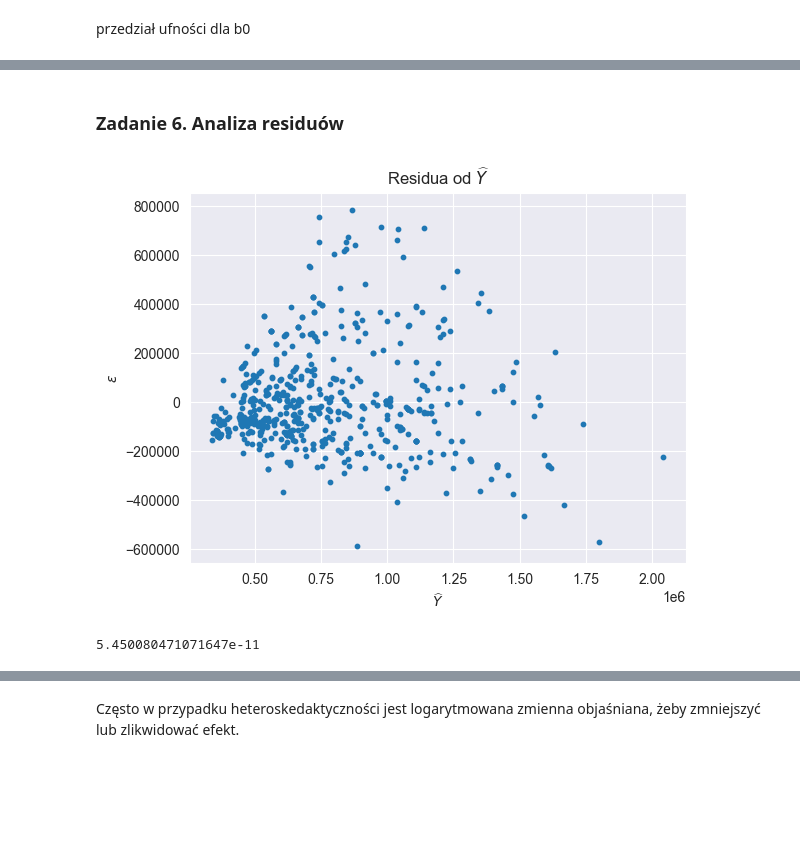
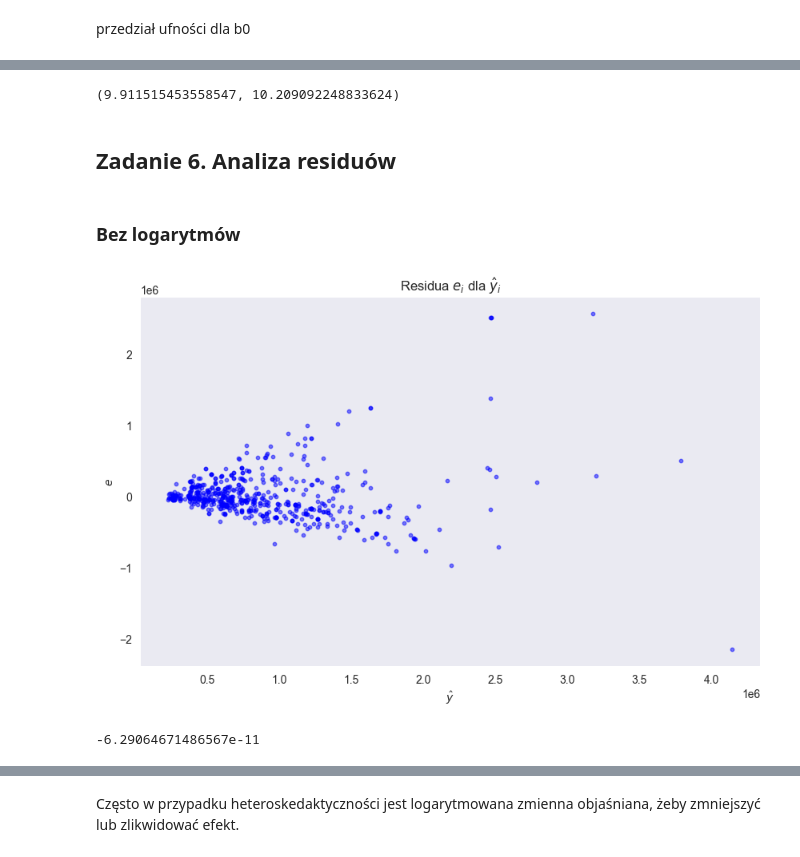
Before and after one commit to mlubneuskaya/apartments, a Jupyter notebook: raport1/raport.ipynb, the cells around one changed output, grey strips where cells are left out. Drawn from its saved outputs; the diff is of its cells as text; code cells hidden in the pictures; blank space fills up the shorter version.

```diff
--- a/raport1/raport.ipynb
+++ b/raport1/raport.ipynb
@@ -93,3 +113,10 @@ a - d, a + d
+# %%
+dummy_b0_log = stats.t.ppf(1 - alpha / 2, n - 2) * s_log * np.sqrt(1 / n + np.mean(dataset.log_sq) ** 2 / np.sum((dataset.log_sq - np.mean(dataset.log_sq)) ** 2))
+a_log - dummy_b0_log, a_log + dummy_b0_log
+# %% [output]
+(9.911515453558547, 10.209092248833624)
 # %% [markdown]
-### Zadanie 6. Analiza residuów
+## Zadanie 6. Analiza residuów
+# %% [markdown]
+### Bez logarytmów
 # %%
@@ -98,11 +125,14 @@ e = price - price_pred  # residua
-# %%
-plt.title('Residua od $\widehat{Y}$')
-plt.ylabel('$\epsilon$')
-plt.xlabel('$\widehat{Y}$')
-_ = plt.scatter(price_pred, e, s=10)
-# %% [output]
-[figure, removed]
+# %%
+fig = plt.figure(figsize=(10,6))
+plt.title('Residua $e_i$ dla $\hat{y}_i$')
+plt.ylabel('$e$')
+plt.xlabel('$\hat{y}$')
+plt.scatter(dataset.price_est, dataset.e, c='blue', s=10, alpha=0.5)
+plt.grid()
+plt.savefig('pictures\\residual_vs_fitted.pdf')
+# %% [output]
+[figure, added]
 # %%
-np.mean(e) # Średnia blisko 0
+np.mean(dataset.e) # Średnia blisko 0
 # %% [output]
-5.450080471071647e-11
+-6.29064671486567e-11
```
Also changed, not shown: parts of 72 cells of this notebook, 9 other files.
